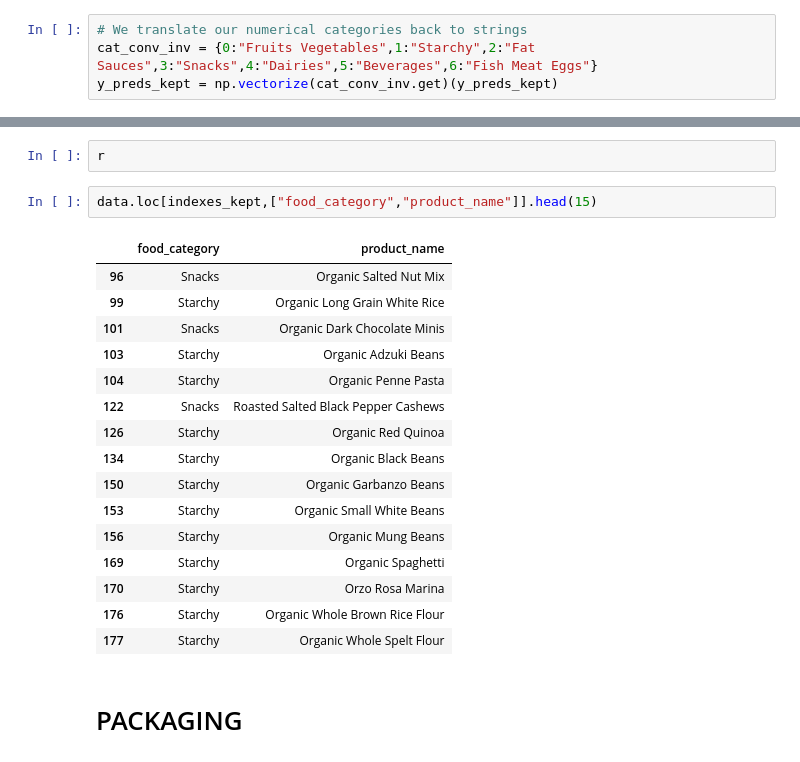
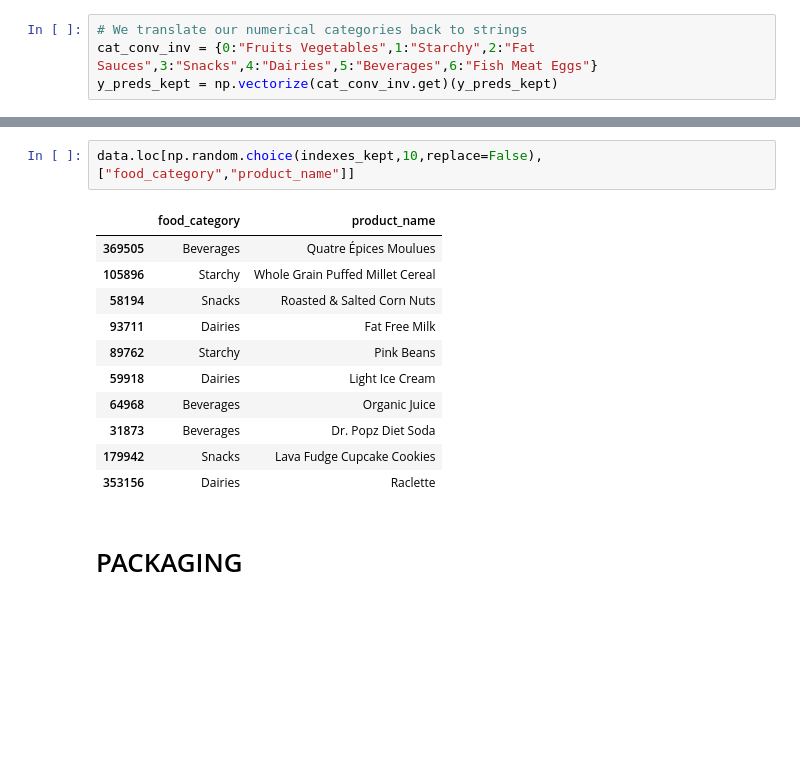
Before and after one commit to romi514/ProjectADA, a Jupyter notebook: project_tagADA.ipynb, the cells around one changed output, grey strips where cells are left out. Drawn from its saved outputs; the diff is of its cells as text; blank space fills up the shorter version.

```diff
--- a/project_tagADA.ipynb
+++ b/project_tagADA.ipynb
@@ -501,24 +501,17 @@ We managed to classify 43.60% of the whole data
-# %%
-r
 # %%
-data.loc[indexes_kept,["food_category","product_name"]].head(15)
+data.loc[np.random.choice(indexes_kept,10,replace=False),["food_category","product_name"]]
 # %% [output]
 |  | food_category | product_name |
-| 96 | Snacks | Organic Salted Nut Mix |
-| 99 | Starchy | Organic Long Grain White Rice |
-| 101 | Snacks | Organic Dark Chocolate Minis |
-| 103 | Starchy | Organic Adzuki Beans |
-| 104 | Starchy | Organic Penne Pasta |
-| 122 | Snacks | Roasted Salted Black Pepper Cashews |
-| 126 | Starchy | Organic Red Quinoa |
-| 134 | Starchy | Organic Black Beans |
-| 150 | Starchy | Organic Garbanzo Beans |
-| 153 | Starchy | Organic Small White Beans |
-| 156 | Starchy | Organic Mung Beans |
-| 169 | Starchy | Organic Spaghetti |
-| 170 | Starchy | Orzo Rosa Marina |
-| 176 | Starchy | Organic Whole Brown Rice Flour |
-| 177 | Starchy | Organic Whole Spelt Flour |
+| 369505 | Beverages | Quatre Épices Moulues |
+| 105896 | Starchy | Whole Grain Puffed Millet Cereal |
+| 58194 | Snacks | Roasted & Salted Corn Nuts |
+| 93711 | Dairies | Fat Free Milk |
+| 89762 | Starchy | Pink Beans |
+| 59918 | Dairies | Light Ice Cream |
+| 64968 | Beverages | Organic Juice |
+| 31873 | Beverages | Dr. Popz Diet Soda |
+| 179942 | Snacks | Lava Fudge Cupcake Cookies |
+| 353156 | Dairies | Raclette |
 # %% [markdown]
 # PACKAGING
 # %% [markdown]
```
Also changed, not shown: parts of 5 cells of this notebook.
